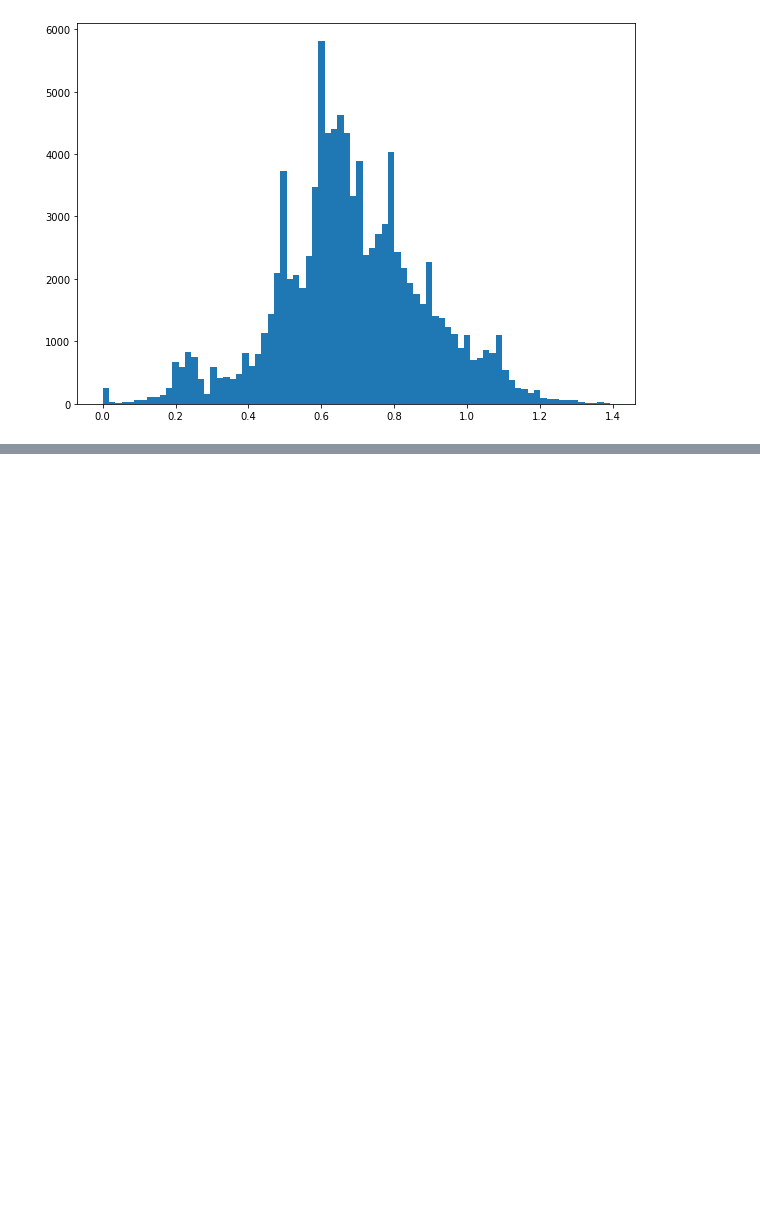
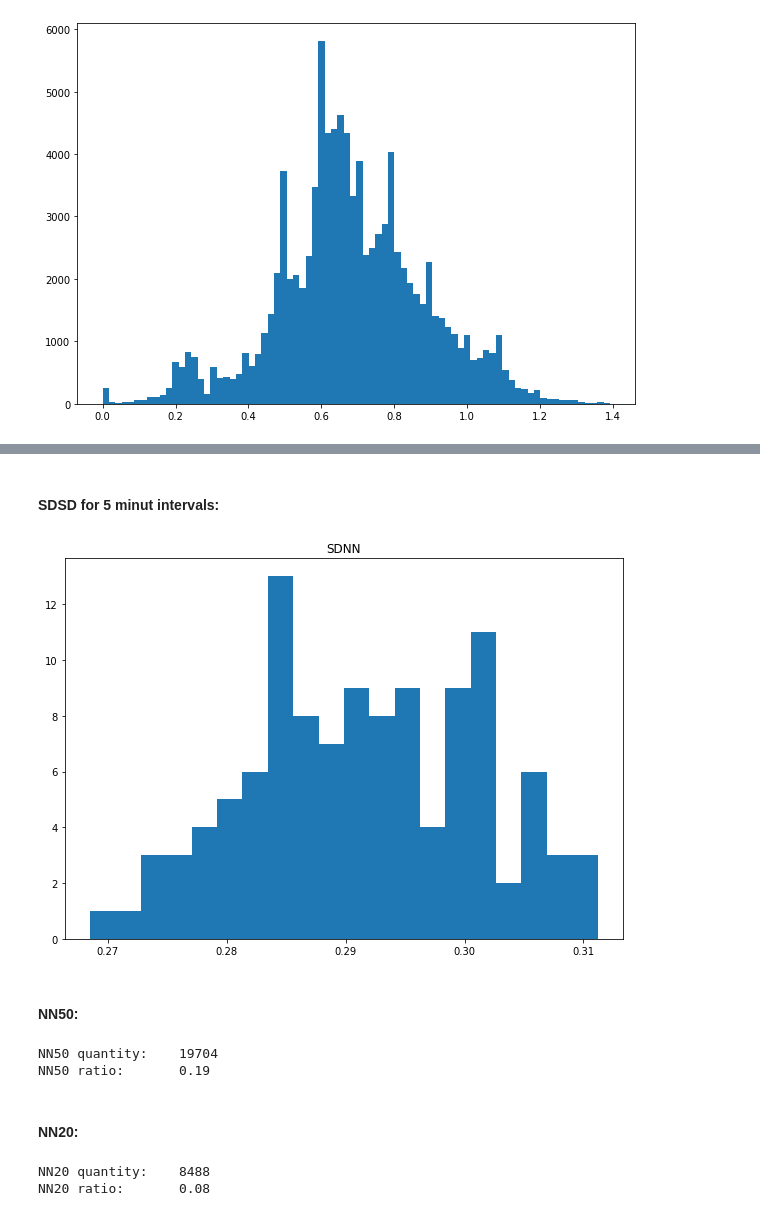
Before and after one commit to hK04/BioTechDaysMIPT2022, a Jupyter notebook: main.ipynb, the cells around one changed output, grey strips where cells are left out. Cells and saved outputs as stored; diff of their text form; code cells hidden in the pictures; blank space fills up the shorter version.

```diff
--- a/main.ipynb
+++ b/main.ipynb
@@ -327,0 +381,29 @@ plt.show()
+# %% [markdown]
+#### SDSD for 5 minut intervals:
+# %%
+plt.figure(figsize = (10, 7))
+plt.title('SDNN')
+plt.hist(SDSD, bins = 20)
+plt.show()
+# %% [output]
+[figure, added]
+# %% [markdown]
+#### NN50:
+# %%
+NN50 = abs(NN[1:] - NN[:-1])
+NN50 = NN50[NN50 <= 0.05]
+print('NN50 quantity:   ', len(NN50))
+print('NN50 ratio: \t ', round(len(NN50) / len(NN), 2))
+# %% [output]
+NN50 quantity:    19704
+NN50 ratio:       0.19
+# %% [markdown]
+#### NN20:
+# %%
+NN20 = abs(NN[1:] - NN[:-1])
+NN20 = NN20[NN20 <= 0.02]
+print('NN20 quantity:   ', len(NN20))
+print('NN20 ratio: \t ', round(len(NN20) / len(NN), 2))
+# %% [output]
+NN20 quantity:    8488
+NN20 ratio:       0.08
```
Also changed, not shown: parts of 13 cells of this notebook.
